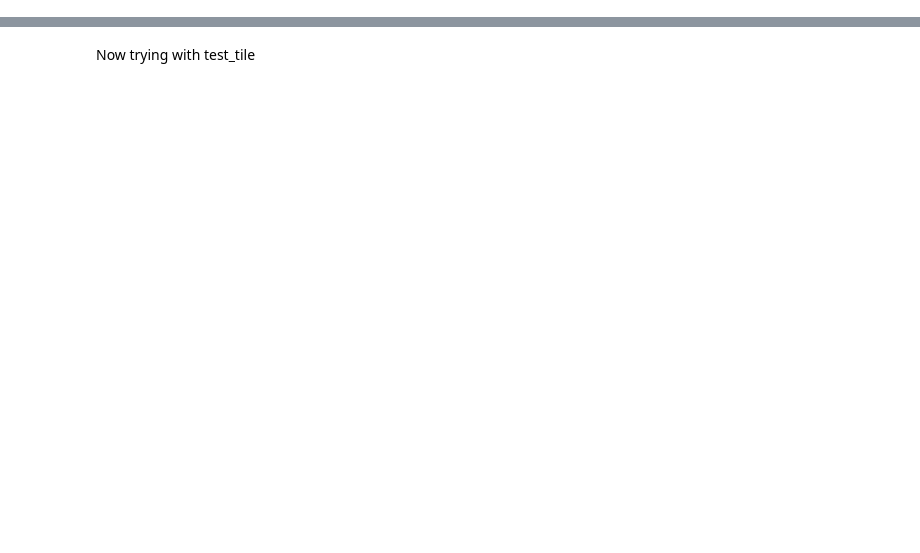
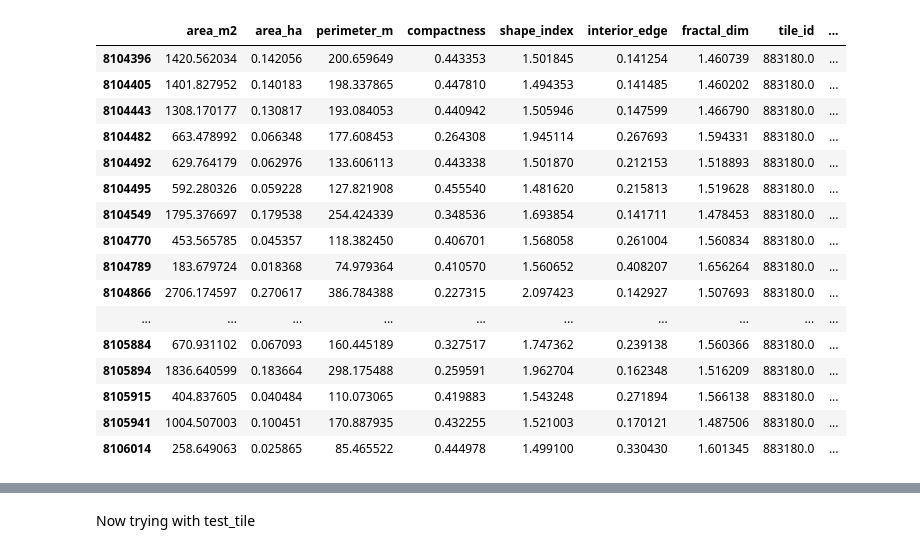
Before and after one commit to SYH-pixel/cropfield-polygonization, a Jupyter notebook: func/thinneck.ipynb, the cells around one changed output, grey strips where cells are left out. Drawn from its saved outputs; the diff is of its cells as text; code cells hidden in the pictures; blank space fills up the shorter version.

```diff
--- a/func/thinneck.ipynb
+++ b/func/thinneck.ipynb
@@ -51,0 +30,81 @@ max         0.408207     1.656264  883180.0    1978.000000  8.831800e+11
+# %%
+from shapely.ops import split
+from shapely.geometry import Point
+from shapely.ops import nearest_points
+from shapely import LineString
+import pandas as pd
+
+def poly_splitter(gdf, perimeter_column, geometry_column, delta):
+    """
+        This function splits a polygon at the narrowest point determined using a negative buffer.
+
+        Arguments:
+        gdf : Geodataframe
+        perimeter_column : Name of column with perimeter values
+        delta: buffer step (should be positive)
+
+        Required packages: Shapely, pandas
+
+        Other relevant packages: geopandas (geodataframe creation and loading), os (directory navigation)
+    """
+    gdf = gdf.copy()
+    gdf['sdist'] = None
+    gdf['buffers_geom'] = None
+    gdf['buffer_geom1'] = None
+    gdf['buffer_geom2'] = None
+    gdf['pinch1'] = None
+    gdf['pinch2'] = None
+    gdf['line'] = None
+    gdf['cut_geom1'] = None
+    gdf['cut_geom2'] = None
+
+    for idx, row in gdf.iterrows():
+        max_len = gdf.at[idx, perimeter_column]
+        current_buff = 0
+        while current_buff <= max_len:
+            current_buff += delta
+            buffered = row[geometry_column].buffer(-current_buff)
+            if buffered.is_empty:  # fully eroded — no split possible
+                break
+            if buffered.geom_type == 'MultiPolygon':
+                geoms = list(buffered.geoms)
+                print(f"Split at row {idx}, buffer distance {current_buff:.3f}")
+                gdf.at[idx, 'buffers_geom'] = buffered
+                gdf.at[idx, 'sdist'] = -current_buff  # keep negative to match original
+                gdf.at[idx, 'buffer_geom1'] = geoms[0]
+                gdf.at[idx, 'buffer_geom2'] = geoms[1]
+                break
+        else:
+            print(f"No split for row {idx} within max_len={max_len}")
+
+    # Connecting narrowest part
+    for idx, row in gdf.iterrows():
+        if pd.isna(row['sdist']):
+            continue
+        else:
+            p1, p2 = nearest_points(row['buffer_geom1'], row['buffer_geom2'])
+            gdf.at[idx, 'pinch1'] = p1
+            gdf.at[idx, 'pinch2'] = p2
+            gdf.at[idx, 'line'] = LineString([p1, p2])
+
+    # Creating Cut Line (Perpendicular Line) and cutting
+    for idx, row in gdf.iterrows():
+        if pd.isna(row['sdist']):
+            continue
+        else:
+            bounds = gdf.at[idx, geometry_column].bounds
+            dist = max(bounds[2] - bounds[0], bounds[3] - bounds[1])
+            point1 = gdf.at[idx, 'pinch1']
+            point2 = gdf.at[idx, 'pinch2']
+            dx = point1.x - point2.x
+            dy = point1.y - point2.y
+            midpoint = Point((point1.x + point2.x) / 2, (point1.y + point2.y) / 2)
+            perp_slope = -(dx/dy)
+            perp_line = LineString([(midpoint.x - dist, midpoint.y - perp_slope * dist), (midpoint.x + dist, midpoint.y + perp_slope * dist)])
+            cut = split(gdf.at[idx, 'geometry'], perp_line)
+            gdf.at[idx, 'cut_geom1'] = cut.geoms[0]
+            gdf.at[idx, 'cut_geom2'] = cut.geoms[1]
+    return gdf
+
+poly_splitter(test_tile_filt, 'perimeter_m', 'geometry', delta=0.1)
+# %% [output]
@@ -52 +128,18 @@ max         0.408207     1.656264  883180.0    1978.000000  8.831800e+11
+|  | area_m2 | area_ha | perimeter_m | compactness | shape_index | interior_edge | fractal_dim | tile_id | ... |
+| 8104396 | 1420.562034 | 0.142056 | 200.659649 | 0.443353 | 1.501845 | 0.141254 | 1.460739 | 883180.0 | ... |
+| 8104405 | 1401.827952 | 0.140183 | 198.337865 | 0.447810 | 1.494353 | 0.141485 | 1.460202 | 883180.0 | ... |
+| 8104443 | 1308.170177 | 0.130817 | 193.084053 | 0.440942 | 1.505946 | 0.147599 | 1.466790 | 883180.0 | ... |
+| 8104482 | 663.478992 | 0.066348 | 177.608453 | 0.264308 | 1.945114 | 0.267693 | 1.594331 | 883180.0 | ... |
+| 8104492 | 629.764179 | 0.062976 | 133.606113 | 0.443338 | 1.501870 | 0.212153 | 1.518893 | 883180.0 | ... |
+| 8104495 | 592.280326 | 0.059228 | 127.821908 | 0.455540 | 1.481620 | 0.215813 | 1.519628 | 883180.0 | ... |
+| 8104549 | 1795.376697 | 0.179538 | 254.424339 | 0.348536 | 1.693854 | 0.141711 | 1.478453 | 883180.0 | ... |
+| 8104770 | 453.565785 | 0.045357 | 118.382450 | 0.406701 | 1.568058 | 0.261004 | 1.560834 | 883180.0 | ... |
+| 8104789 | 183.679724 | 0.018368 | 74.979364 | 0.410570 | 1.560652 | 0.408207 | 1.656264 | 883180.0 | ... |
+| 8104866 | 2706.174597 | 0.270617 | 386.784388 | 0.227315 | 2.097423 | 0.142927 | 1.507693 | 883180.0 | ... |
+| ... | ... | ... | ... | ... | ... | ... | ... | ... | ... |
+| 8105884 | 670.931102 | 0.067093 | 160.445189 | 0.327517 | 1.747362 | 0.239138 | 1.560366 | 883180.0 | ... |
+| 8105894 | 1836.640599 | 0.183664 | 298.175488 | 0.259591 | 1.962704 | 0.162348 | 1.516209 | 883180.0 | ... |
+| 8105915 | 404.837605 | 0.040484 | 110.073065 | 0.419883 | 1.543248 | 0.271894 | 1.566138 | 883180.0 | ... |
+| 8105941 | 1004.507003 | 0.100451 | 170.887935 | 0.432255 | 1.521003 | 0.170121 | 1.487506 | 883180.0 | ... |
+| 8106014 | 258.649063 | 0.025865 | 85.465522 | 0.444978 | 1.499100 | 0.330430 | 1.601345 | 883180.0 | ... |
 # %%
```
Also changed, not shown: parts of 38 cells of this notebook, 1 other file.
